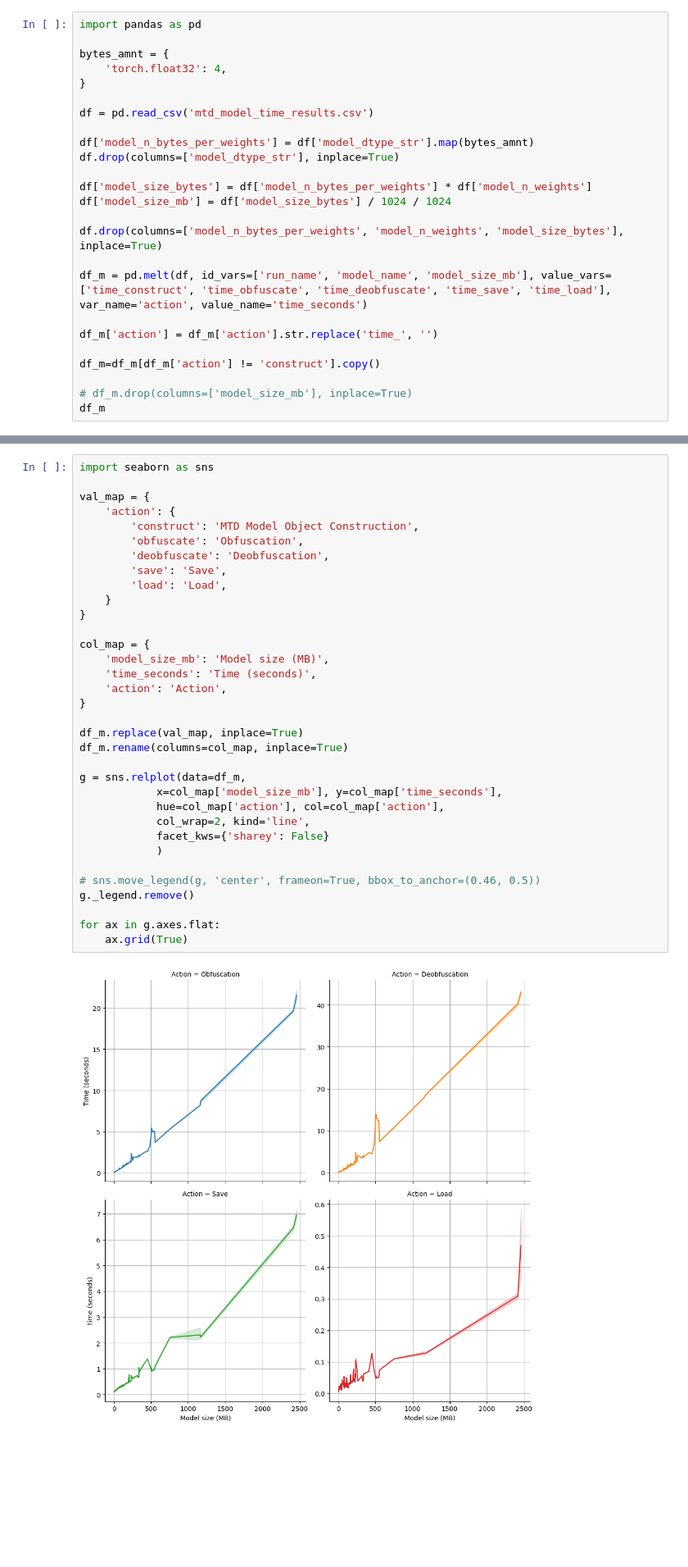
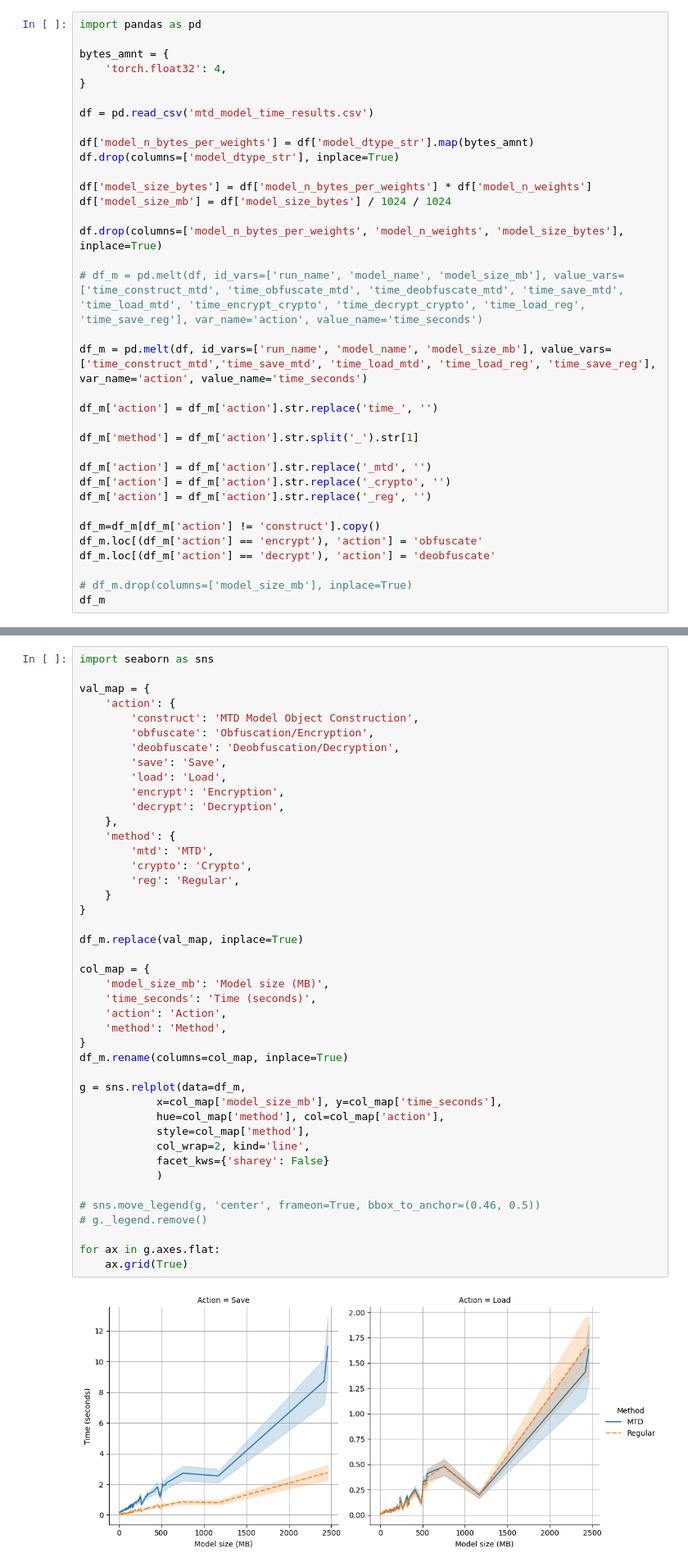
Before and after one commit to ArielCyber/AI-model-MTD, a Jupyter notebook: results/results_process.ipynb, the cells around one changed output, grey strips where cells are left out. Shown at 82% size. Drawn from its saved outputs; the diff is of its cells as text; blank space fills up the shorter version.

```diff
--- a/results/results_process.ipynb
+++ b/results/results_process.ipynb
@@ -17,11 +19,21 @@ df['model_size_mb'] = df['model_size_bytes'] / 1024 / 1024
 
 df.drop(columns=['model_n_bytes_per_weights', 'model_n_weights', 'model_size_bytes'], inplace=True)
 
-df_m = pd.melt(df, id_vars=['run_name', 'model_name', 'model_size_mb'], value_vars=['time_construct', 'time_obfuscate', 'time_deobfuscate', 'time_save', 'time_load'], var_name='action', value_name='time_seconds')
+# df_m = pd.melt(df, id_vars=['run_name', 'model_name', 'model_size_mb'], value_vars=['time_construct_mtd', 'time_obfuscate_mtd', 'time_deobfuscate_mtd', 'time_save_mtd', 'time_load_mtd', 'time_encrypt_crypto', 'time_decrypt_crypto', 'time_load_reg', 'time_save_reg'], var_name='action', value_name='time_seconds')
+
+df_m = pd.melt(df, id_vars=['run_name', 'model_name', 'model_size_mb'], value_vars=['time_construct_mtd','time_save_mtd', 'time_load_mtd', 'time_load_reg', 'time_save_reg'], var_name='action', value_name='time_seconds')
 
 df_m['action'] = df_m['action'].str.replace('time_', '')
 
+df_m['method'] = df_m['action'].str.split('_').str[1]
+
+df_m['action'] = df_m['action'].str.replace('_mtd', '')
+df_m['action'] = df_m['action'].str.replace('_crypto', '')
+df_m['action'] = df_m['action'].str.replace('_reg', '')
+
 df_m=df_m[df_m['action'] != 'construct'].copy()
+df_m.loc[(df_m['action'] == 'encrypt'), 'action'] = 'obfuscate'
+df_m.loc[(df_m['action'] == 'decrypt'), 'action'] = 'deobfuscate'
 
 # df_m.drop(columns=['model_size_mb'], inplace=True)
 df_m
@@ -42,36 +54,45 @@ df_m
 # %%
 import seaborn as sns
 
 val_map = {
     'action': {
         'construct': 'MTD Model Object Construction',
-        'obfuscate': 'Obfuscation',
-        'deobfuscate': 'Deobfuscation',
+        'obfuscate': 'Obfuscation/Encryption',
+        'deobfuscate': 'Deobfuscation/Decryption',
         'save': 'Save',
         'load': 'Load',
+        'encrypt': 'Encryption',
+        'decrypt': 'Decryption',
+    },
+    'method': {
+        'mtd': 'MTD',
+        'crypto': 'Crypto',
+        'reg': 'Regular',
     }
 }
+
+df_m.replace(val_map, inplace=True)
 
 col_map = {
     'model_size_mb': 'Model size (MB)',
     'time_seconds': 'Time (seconds)',
     'action': 'Action',
+    'method': 'Method',
 }
-
-df_m.replace(val_map, inplace=True)
 df_m.rename(columns=col_map, inplace=True)
 
 g = sns.relplot(data=df_m,
             x=col_map['model_size_mb'], y=col_map['time_seconds'],
-            hue=col_map['action'], col=col_map['action'],
+            hue=col_map['method'], col=col_map['action'],
+            style=col_map['method'],
             col_wrap=2, kind='line',
             facet_kws={'sharey': False}
             )
 
 # sns.move_legend(g, 'center', frameon=True, bbox_to_anchor=(0.46, 0.5))
-g._legend.remove()
+# g._legend.remove()
 
 for ax in g.axes.flat:
     ax.grid(True)
 # %% [output]
-[figure, old version]
+[figure, new version]
```
Also changed, not shown: parts of 5 cells of this notebook, 4 other files.
